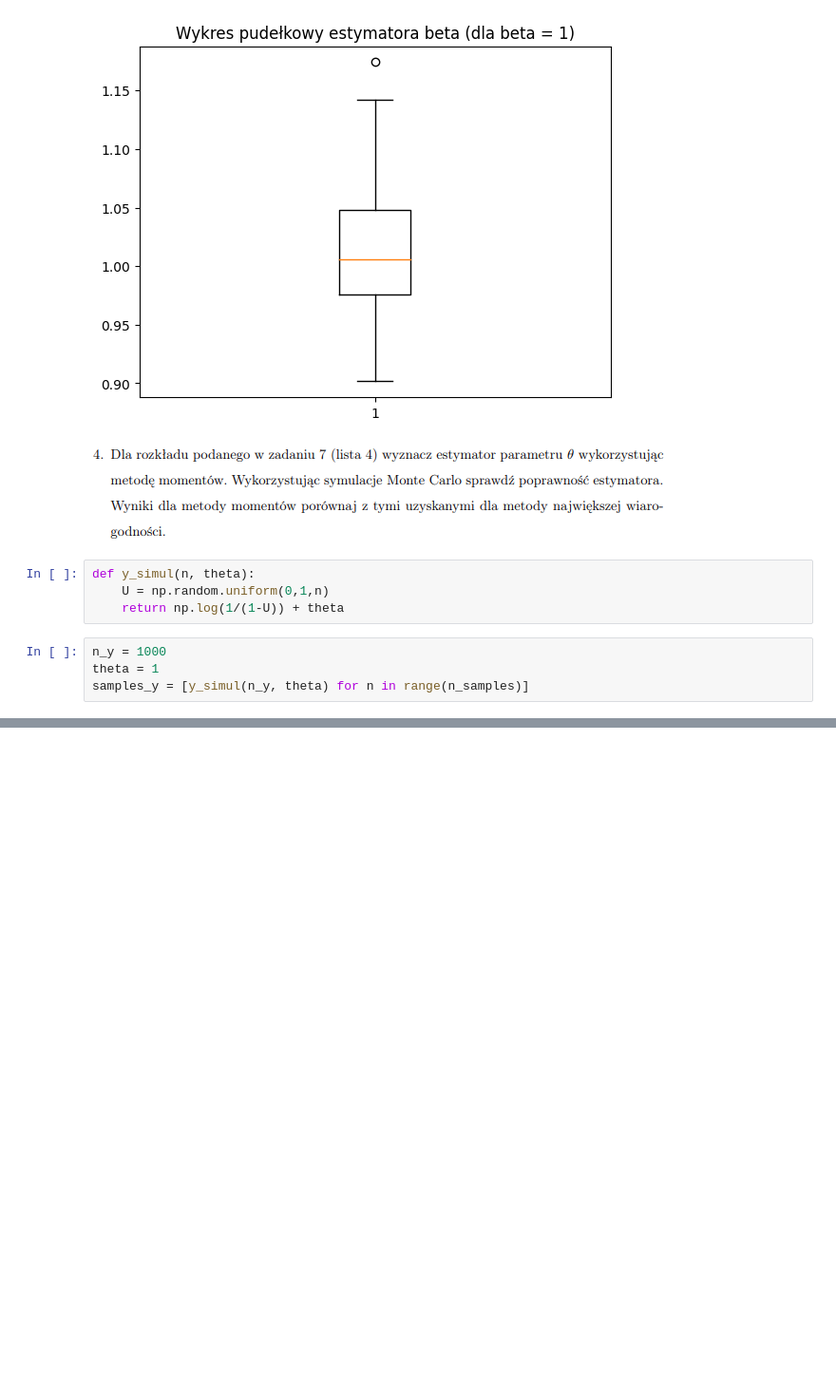
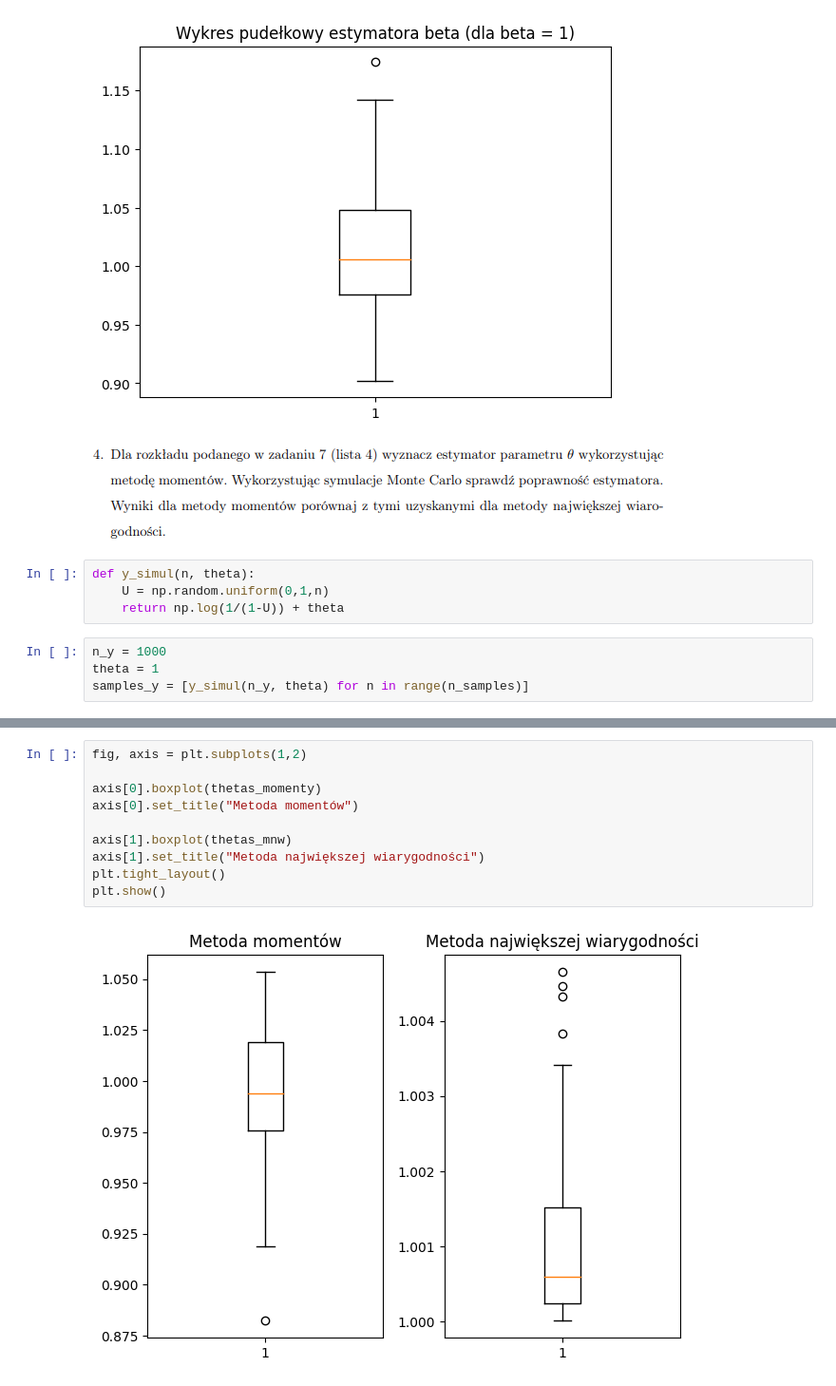
Before and after one commit to rafglo/Statystyka-stosowana, a Jupyter notebook: lista5.ipynb, the cells around one changed output, grey strips where cells are left out. Shown at 95% size. Cells and saved outputs as stored; diff of their text form; blank space fills up the shorter version.

```diff
--- a/lista5.ipynb
+++ b/lista5.ipynb
@@ -92,0 +94,12 @@ plt.show()
+# %%
+fig, axis = plt.subplots(1,2)
+
+axis[0].boxplot(thetas_momenty)
+axis[0].set_title("Metoda momentów")
+
+axis[1].boxplot(thetas_mnw)
+axis[1].set_title("Metoda największej wiarygodności")
+plt.tight_layout()
+plt.show()
+# %% [output]
+[figure, added]
```
Also changed, not shown: parts of 10 cells of this notebook.
